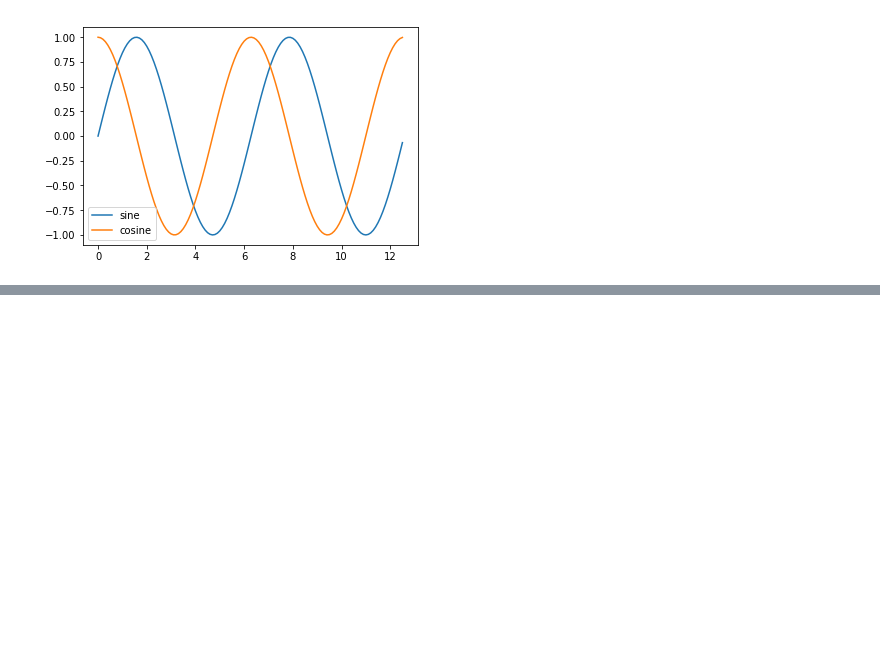
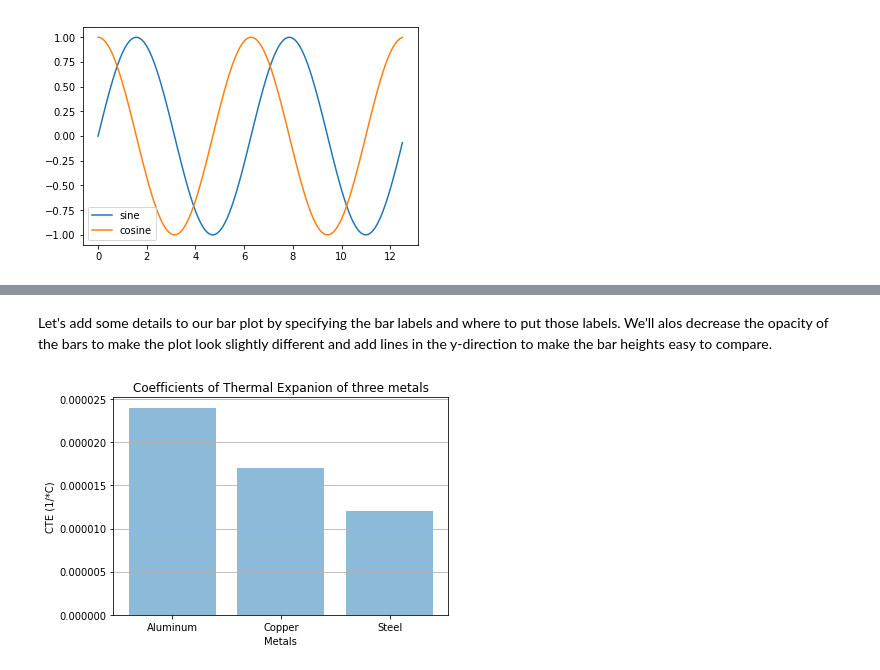
Before and after one commit to ProfessorKazarinoff/ENGR101, a Jupyter notebook: notes/Lab_8_Notes-Plotting_with_Python.ipynb, the cells around one changed output, grey strips where cells are left out. Cells and saved outputs as stored; diff of their text form; code cells hidden in the pictures; blank space fills up the shorter version.

```diff
--- a/notes/Lab_8_Notes-Plotting_with_Python.ipynb
+++ b/notes/Lab_8_Notes-Plotting_with_Python.ipynb
@@ -336,0 +395,22 @@ plt.show()
+# %% [markdown]
+Let's add some details to our bar plot by specifying the bar labels and where to put those labels. We'll alos decrease the opacity of the bars to make the plot look slightly different and add lines in the y-direction to make the bar heights easy to compare.
+# %%
+# bar plot
+import numpy as np
+import matplotlib.pyplot as plt
+%matplotlib inline
+
+materials = ['Aluminum', 'Copper', 'Steel']
+CTEs = [24e-6, 17e-6, 12e-6]
+bar_pos = [1,2,3]
+
+plt.bar(bar_pos, CTEs, alpha=0.5)
+plt.ylabel('CTE (1/*C)')
+plt.xlabel('Metals')
+plt.xticks([1,2,3], materials)
+plt.grid(axis='y')
+plt.title('Coefficients of Thermal Expanion of three metals')
+
+plt.show()
+# %% [output]
+[figure, added]
```
Also changed, not shown: parts of 14 cells of this notebook, 3 other files.
